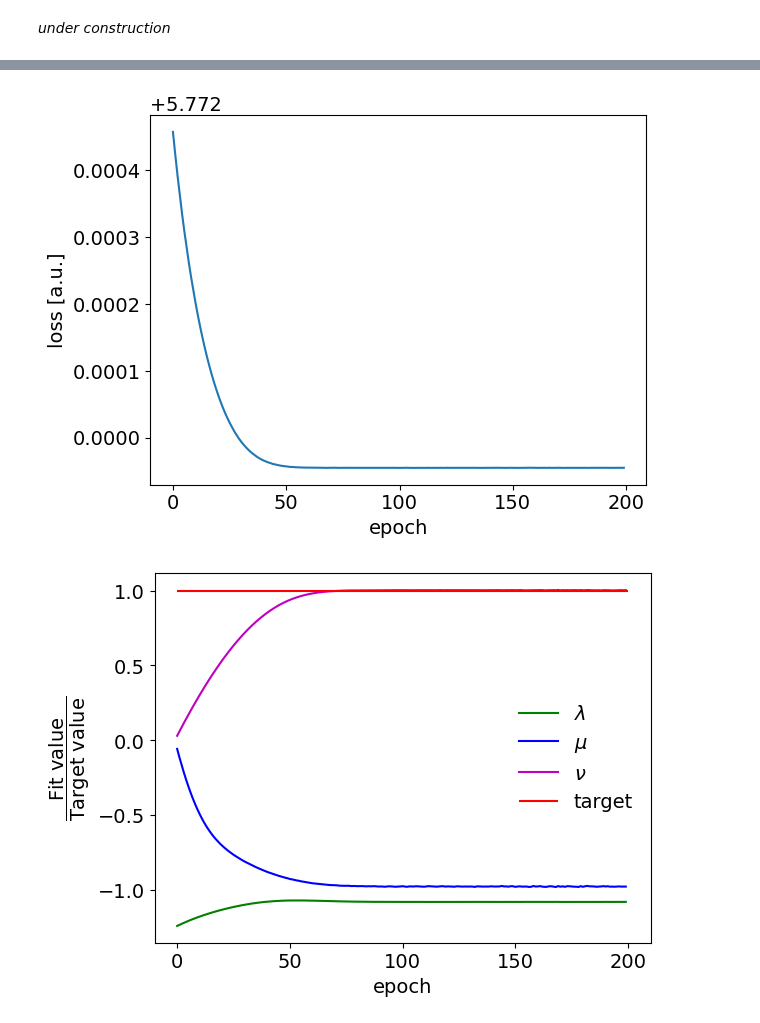
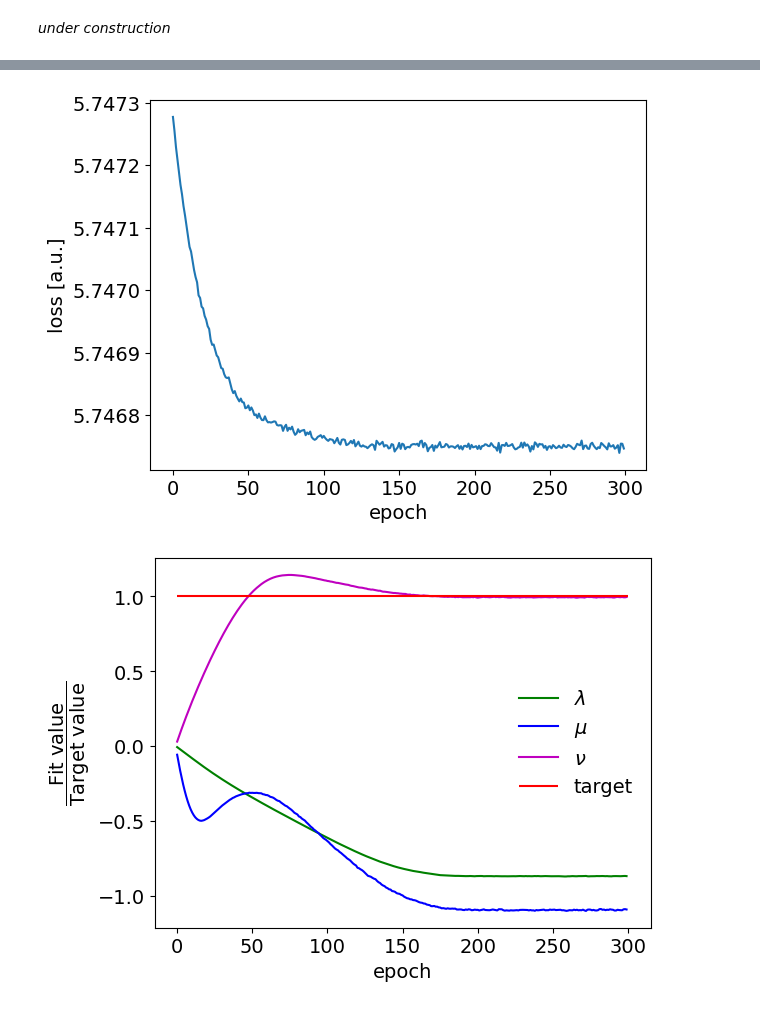
Before and after one commit to dinupa1/BMF, a Jupyter notebook: AngularCoefExtraction.ipynb, the cells around one changed output, grey strips where cells are left out. Saved outputs shown, nothing was run; the diff lists cells and outputs as text; code cells hidden in the pictures.

```diff
--- a/AngularCoefExtraction.ipynb
+++ b/AngularCoefExtraction.ipynb
@@ -268,7 +277,7 @@ def optimize_params(train_tree, secret_tree, batch_size, latent_dim, best_model_
     epoch_info = {"loss": [], "lambda": [], "nu": [], "mu": []}
     for epoch in range(num_epochs):
         add_param_model.train()
-        running_loss = 0.0
+        running_loss = []
         for inputs, labels in dataloader:
             inputs = inputs.to(device)
             labels = labels.to(device)
@@ -280,8 +289,8 @@ def optimize_params(train_tree, secret_tree, batch_size, latent_dim, best_model_
 
             loss.backward()
             optimizer.step()
-            running_loss += loss.item()* inputs.size(0)
-        batch_loss = running_loss/len(dataloader.dataset)
+            running_loss.append(loss.item())
+        batch_loss = np.nanmean(running_loss)
         epoch_info["loss"].append(batch_loss)
         epoch_info["lambda"].append(add_param_model.params[0].item())
         epoch_info["mu"].append(add_param_model.params[1].item())
@@ -296,8 +305,8 @@ def optimize_params(train_tree, secret_tree, batch_size, latent_dim, best_model_
         plt.ylabel("loss [a.u.]")
         plt.show()
 
-        plt.plot(np.array(epoch_info["lambda"])/-0.8, label=r"$\lambda$", color="g")
-        plt.plot(np.array(epoch_info["mu"])/-0.1, label=r"$\mu$", color="b")
+        plt.plot(np.array(epoch_info["lambda"])/0.8, label=r"$\lambda$", color="g")
+        plt.plot(np.array(epoch_info["mu"])/0.1, label=r"$\mu$", color="b")
         plt.plot(np.array(epoch_info["nu"])/0.2, label=r"$\nu$", color="m")
         plt.hlines(1.0, 0, len(epoch_info["lambda"]), colors="r", label="target")
         plt.xlabel("epoch")
@@ -333,16 +342,15 @@ def fit_params(train_tree, secret_tree, batch_size, latent_dim, best_model_weigh
     outfile["tree"] = tree
     outfile.close()
 # %%
-latent_dim = 16
+latent_dim = 8
 batch_size = 1024
 learning_rate = 0.0001
 early_stopping_patience = 10
-num_epochs = 200
+num_epochs = 100
 num_iterations = 50
 # %%
 # Load data
-train_tree = uproot.open("vae_data_0.8_0.1_0.2.root:train_tree")
-# train_tree = uproot.open("BinMCData.root:vae_tree")
+train_tree = uproot.open("vae_data.root:train_tree")
 # %%
 best_model_weights = fit_param_vae(train_tree, batch_size, latent_dim, learning_rate, num_epochs, early_stopping_patience, plotson=True)
 # %% [output]
@@ -360,10 +363,9 @@ best_model_weights = fit_param_vae(train_tree, batch_size, latent_dim, learning_
 # %%
 # Load secret data
-# secret_tree = uproot.open("vae_data_0.8_0.1_0.2.root:secret_tree")
-# secret_tree = uproot.open("BinMCData.root:secret_tree")
-secret_tree = uproot.open("vae_data_0.8_0.1_0.2.root:secret_tree")
+secret_tree = uproot.open("vae_data_-0.8_-0.1_0.2.root:secret_tree")
 # %%
-init_theta = [1.0, 0.0, 0.0]
-#num_epochs = 400
+init_theta = [0.0, 0.0, 0.0]
+# learning_rate = 0.001
+num_epochs = 300
 opt_theta = optimize_params(train_tree, secret_tree, batch_size, latent_dim, best_model_weights, init_theta, learning_rate, num_epochs, plotson=True)
 # %% [output]
@@ -380,5 +387,5 @@ opt_theta = optimize_params(train_tree, secret_tree, batch_size, latent_dim, bes
-[figure, old version]
+[figure, new version]
-[figure, old version]
+[figure, new version]
 # %%
 fit_params(train_tree, secret_tree, batch_size, latent_dim, best_model_weights, learning_rate, num_epochs, num_iterations)
 # %% [output]
```
Also changed, not shown: parts of 7 cells of this notebook, 3 other files.
